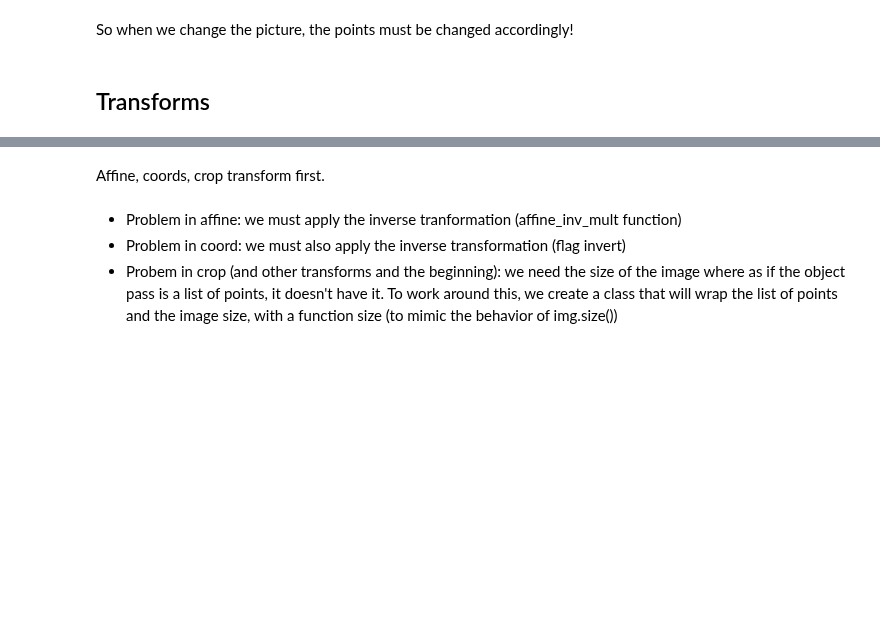
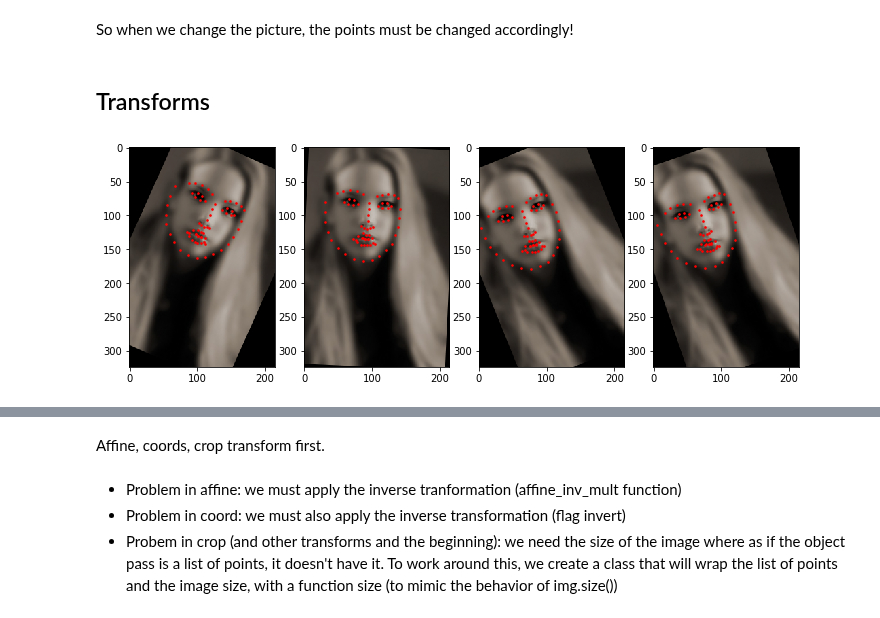
Before and after one commit to fastai/fastai_old, a Jupyter notebook: dev_nb/005a_coords.ipynb, the cells around one changed output, grey strips where cells are left out. Drawn from its saved outputs; the diff is of its cells as text; code cells hidden in the pictures; blank space fills up the shorter version.

```diff
--- a/dev_nb/005a_coords.ipynb
+++ b/dev_nb/005a_coords.ipynb
@@ -72,0 +181,36 @@ img_ds = CoordTargetDataset(img_fns, pose_pnts)
+# %%
+TfmY = IntEnum('TfmY', 'No Pixel Mask Coord BBox')
+
+class DatasetTfm(Dataset):
+    def __init__(self, ds:Dataset, tfms:Collection[Callable]=None, tfm_y:TfmY=TfmY.No, **kwargs):
+        self.ds,self.tfms,self.tfm_y,self.kwargs = ds,tfms,tfm_y,kwargs
+
+    def __len__(self): return len(self.ds)
+    def __getattr__(self, k): return getattr(self.ds, k)
+
+    def __getitem__(self,idx):
+        if isinstance(idx, tuple): idx,xtra = idx
+        else: xtra={}
+        x,y = self.ds[idx]
+        if self.tfm_y == TfmY.Coord: x_sz = x.size()
+        x = apply_tfms(self.tfms, x, **{**self.kwargs, **xtra})
+        if self.tfm_y == TfmY.Coord: y = apply_tfms(self.tfms, y, do_resolve=False, is_coord=True, x_sz=x_sz,
+                                                    **{**self.kwargs, **xtra})
+        return x, y
+# %%
+tfms = [rotate(degrees=(-30,30.))]
+# %%
+tfm_ds = DatasetTfm(img_ds, tfms, TfmY.Coord, padding_mode='zeros')
+# %%
+def show_pose(img, pnts, ax=None):
+    if ax is None: _,ax = plt.subplots()
+    ax.imshow(img.numpy().transpose(1,2,0))
+    w,h = img.size(2),img.size(1)
+    if len(pnts) != 0:
+        pnts = (pnts.numpy() + 1) * np.array([w/2,h/2])[None]
+        ax.scatter(pnts[:, 0], pnts[:, 1], s=10, marker='.', c='r')
+# %%
+_,axs = plt.subplots(1,4, figsize=(12,6))
+for i,ax in enumerate(axs): show_pose(*tfm_ds[0], ax=ax)
+# %% [output]
+[figure, added]
```
Also changed, not shown: parts of 20 cells of this notebook, 7 other files.
